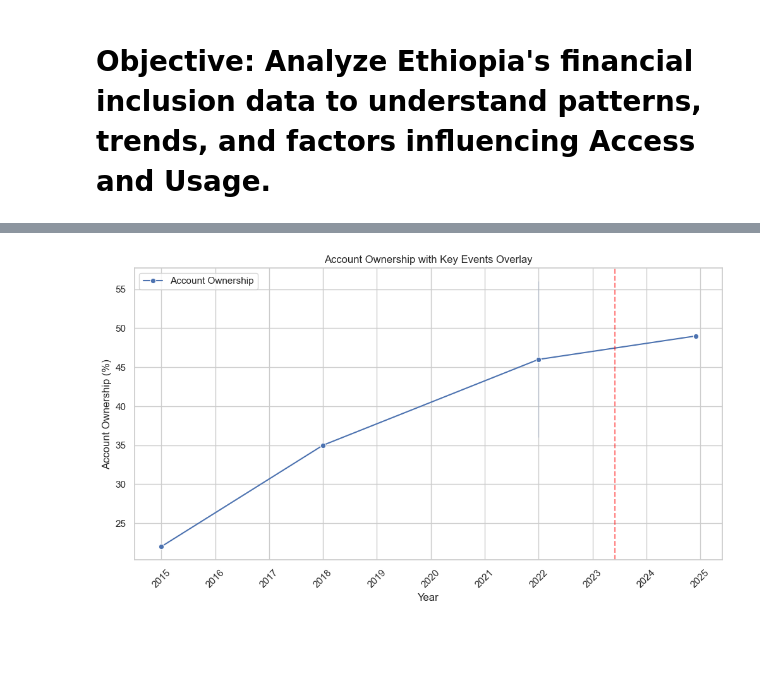
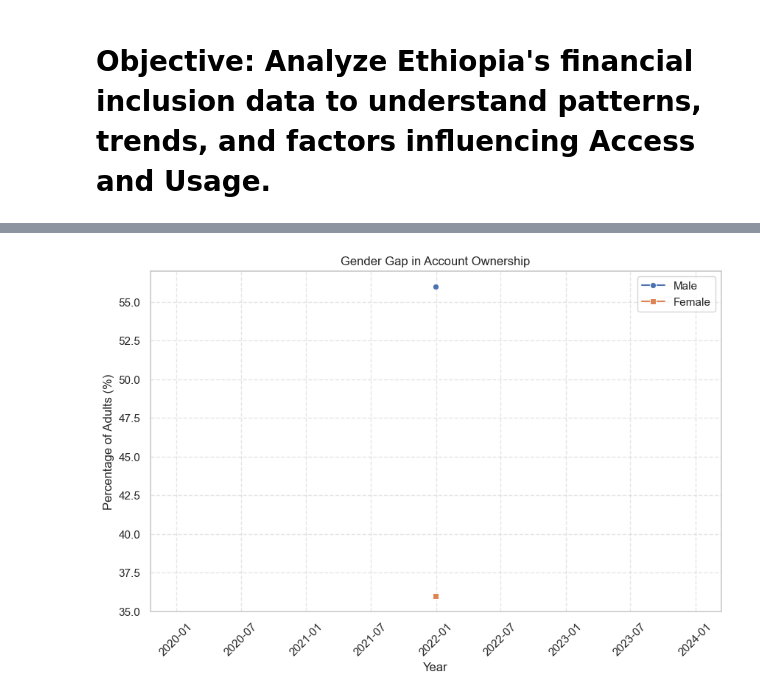
Before and after one commit to kaltiru14/ethiopia-fi-forecast, a Jupyter notebook: notebooks/eda.ipynb, the cells around one changed output, grey strips where cells are left out. Saved outputs shown, nothing was run; the diff lists cells and outputs as text; code cells hidden in the pictures; blank space fills up the shorter version.

```diff
--- a/notebooks/eda.ipynb
+++ b/notebooks/eda.ipynb
@@ -124,22 +133,19 @@ plt.show()
 # %%
-# Cell 7 — Access Analysis (Account Ownership)
-acc_obs = obs[obs["indicator_code"] == "ACC_OWNERSHIP"].sort_values("observation_date")
-
+# Cell 7 — Access Analysis with Error Handling
+acc_obs = obs[obs["indicator_code"]=="ACC_OWNERSHIP"].sort_values("observation_date")
 if acc_obs.empty:
     print("No account ownership data available for plotting.")
 else:
-    plt.figure(figsize=(10,6))
     try:
+        plt.figure(figsize=(10,6))
         sns.lineplot(data=acc_obs, x="observation_date", y="value_numeric", marker="o")
         plt.title("Ethiopia: Account Ownership Trajectory (2011-2024)")
         plt.ylabel("Account Ownership (%)")
         plt.xlabel("Year")
+        plt.xticks(rotation=45)
+        plt.grid(True, linestyle="--", alpha=0.5)
+        plt.savefig(os.path.join(figures_path, "account_ownership.png"), dpi=300)
         plt.show()
     except Exception as e:
         print(f"Error plotting account ownership: {e}")
-
-
-# Growth rates between survey years
-acc_obs["growth_pp"] = acc_obs["value_numeric"].diff()
-acc_obs[["observation_date", "value_numeric", "growth_pp"]]
 # %% [output]
@@ -178,27 +182,32 @@ plt.show()
 # %%
-# Ensure event_date is datetime
-events["event_date"] = pd.to_datetime(
-    events.get("event_date", events.get("observation_date")),
-    errors='coerce'
-)
+# Cell 10 — Gender Gap Analysis with Error Handling
+gender_obs = obs[obs["indicator_code"]=="ACC_OWNERSHIP"]
+if gender_obs.empty:
+    print("No gender-disaggregated data available for analysis.")
+else:
+    try:
+        gender_pivot = gender_obs.pivot_table(
+            index="observation_date",
+            columns="gender",
+            values="value_numeric",
+            aggfunc="mean"
+        ).reset_index()
 
-# Filter out rows with NaT
-events_valid = events.dropna(subset=["event_date"])
-if events_valid.empty:
-    print("No valid events to overlay.")
-
-# Plot account ownership trend
-plt.figure(figsize=(12,6))
-try:
-    sns.lineplot(data=acc_obs, x="observation_date", y="value_numeric", marker="o", label="Account Ownership")
-    for _, row in events_valid.iterrows():
-        plt.axvline(row["event_date"], color="red", linestyle="--", alpha=0.5)
-    plt.title("Account Ownership with Key Events Overlay")
-    plt.ylabel("Account Ownership (%)")
-    plt.xlabel("Year")
-    plt.xticks(rotation=45)
-    plt.show()
-except Exception as e:
-    print(f"Error plotting event overlay: {e}")
+        plt.figure(figsize=(10,6))
+        if 'male' in gender_pivot.columns and 'female' in gender_pivot.columns:
+            sns.lineplot(data=gender_pivot, x="observation_date", y="male", marker="o", label="Male")
+            sns.lineplot(data=gender_pivot, x="observation_date", y="female", marker="s", label="Female")
+            plt.title("Gender Gap in Account Ownership")
+            plt.ylabel("Percentage of Adults (%)")
+            plt.xlabel("Year")
+            plt.xticks(rotation=45)
+            plt.grid(True, linestyle="--", alpha=0.5)
+            plt.legend()
+            plt.savefig(os.path.join(figures_path, "gender_gap.png"), dpi=300)
+            plt.show()
+        else:
+            print("Warning: Male or Female columns missing in gender data.")
+    except Exception as e:
+        print(f"Error plotting gender gap: {e}")
 # %% [output]
-[figure, old version]
+[figure, new version]
```
Also changed, not shown: parts of 12 cells of this notebook, 10 other files.
